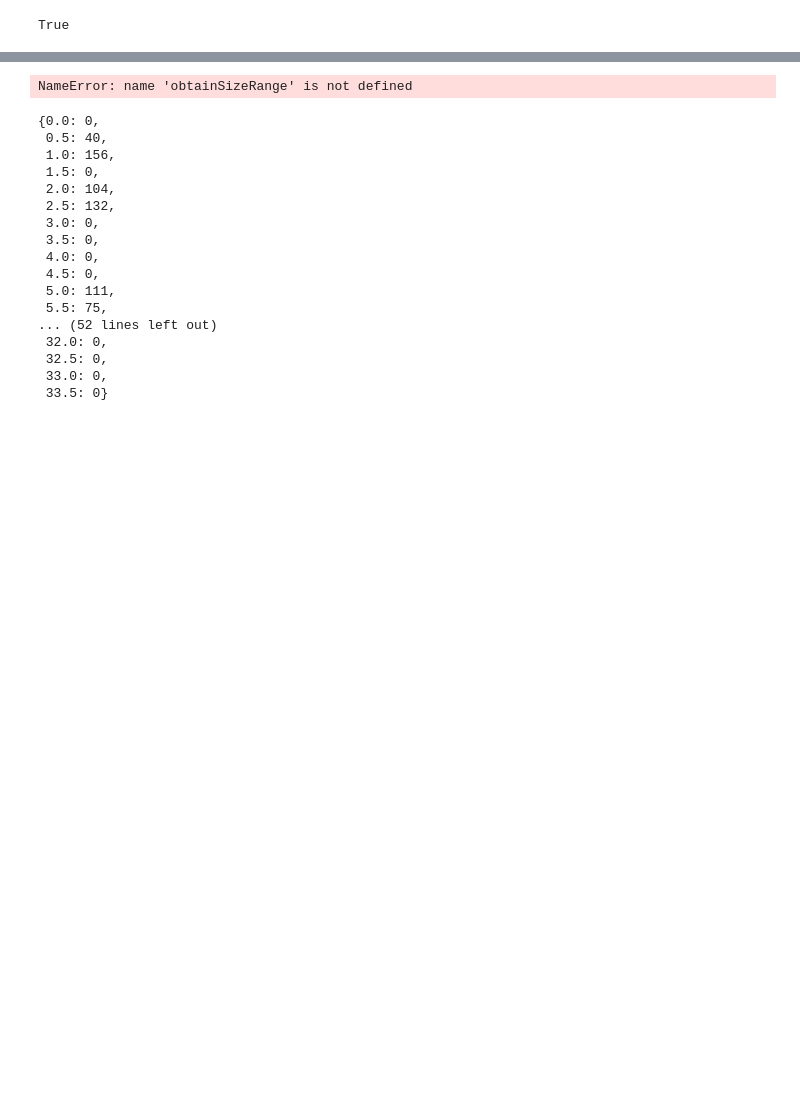
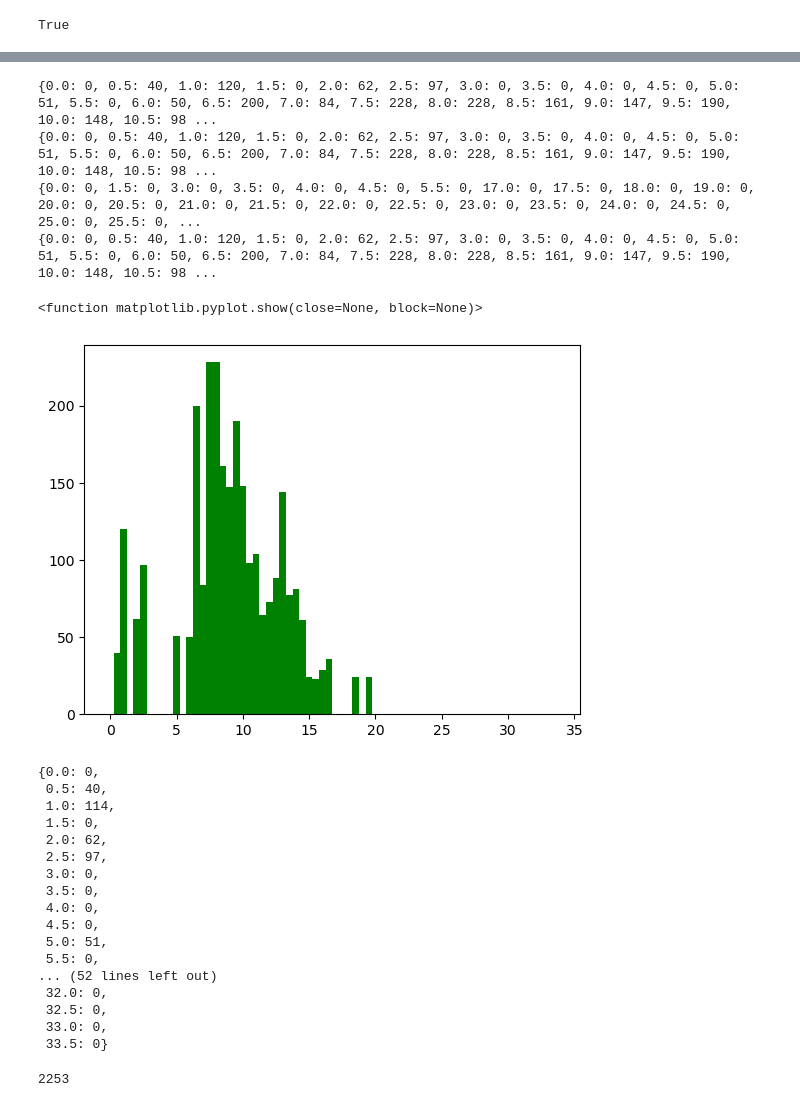
Before and after one commit to chanopsethiwan/CNNNanoparticles, a Jupyter notebook: fileManager.ipynb, the cells around one changed output, grey strips where cells are left out. Drawn from its saved outputs; the diff is of its cells as text; code cells hidden in the pictures; blank space fills up the shorter version.

```diff
--- a/fileManager.ipynb
+++ b/fileManager.ipynb
@@ -405,7 +408,7 @@ for filename in os.listdir(input_folder):
                 input_filepath = os.path.join(input_folder, filename)
                 output_filepath = os.path.join(output_folder, filename)
                 # Copy the file to the output folder
-                shutil.copy(input_filepath, output_filepath)
+                shutil.copy2(input_filepath, output_filepath)
         except (ValueError, IndexError):
             # Handle cases where extraction or conversion fails
             pass
@@ -413,11 +416,11 @@ for filename in os.listdir(input_folder):
 # Print a message indicating the process is complete
 print("Extraction and copy completed.")
 # %%
-#obtain size range for data standardisation, numbers are lower bound of the size range eg. 0.5 is 0.5-1.0
+#obtain size range for data standardisation, numbers are lower bound of the size range eg. 0.5 is 0.5-1.0 start here
 import os
-from collections import defaultdict
 
-targetDir = r'C:\Users\Public\PartIIB project 2023_2024\Image collection without reaction\00AgNO3_mole_fraction\Outputs_Grayscale_Labelled_Images_Sizes\size_folder3'
+# targetDir = r'C:\Users\Public\PartIIB project 2023_2024\Image collection without reaction\00AgNO3_mole_fraction\Outputs_Grayscale_Labelled_Images_STdevs\size_folder2\helical'
+targetDir = r'C:\Users\Chappyyyyyy\Documents\size_folder'
 
 def obtainSizeRange(targetDir, desiredInputNumber, num_bins):
     lstDir = os.listdir(targetDir)
@@ -426,12 +429,16 @@ def obtainSizeRange(targetDir, desiredInputNumber, num_bins):
     for j in numLst:
       sizeDict[j] = 0
     for i in lstDir:
-        t_number = int(i.split("t-")[1].split("_")[0])
-        lowerT = 200 - (200/desiredInputNumber) + 1
-        if lowerT <= t_number <= 200:
-            size = float(i[-17:-5])
-            sizeRange = int(size*2)/2
-            sizeDict[sizeRange] += 1
+        try:
+          # print(i)
+          t_number = int(i.split("t-")[1].split("_")[0])
+          lowerT = 200 - (200/desiredInputNumber) + 1
+          if lowerT <= t_number <= 200:
+              size = float(i[-17:-5])
+              sizeRange = int(size*2)/2
+              sizeDict[sizeRange] += 1
+        except IndexError:
+            pass
 
     print(sizeDict)
     print(dict(sorted(sizeDict.items())))
@@ -439,4 +446,7 @@ def obtainSizeRange(targetDir, desiredInputNumber, num_bins):
     return dict(sorted(sizeDict.items()))
 
 sizeDict = obtainSizeRange(targetDir, 4, 68)
+totalItems = sum(sizeDict.values())
+print(totalItems)
+sizeDict
 # %% [output]
@@ -567,27 +660,38 @@ data_standardisation(input_folder=input_folder, output_folder_train=output_folde
-# %%
-sizeDict2 = obtainSizeRange(output_folder_train, 4, 68)
-# print(sizeDict2)
-print(desiredDict)
-sizeDict2
-# %% [output]
-NameError: name 'obtainSizeRange' is not defined
+# %%
+import matplotlib.pyplot as plt
+sizeDict2 = obtainSizeRange(output_folder_train, 4, 68)
+print(sizeDict2)
+plt.bar(list(sizeDict2.keys()), sizeDict2.values(), -0.5, color='g')
+plt.show
+# %% [output]
+{0.0: 0, 0.5: 40, 1.0: 120, 1.5: 0, 2.0: 62, 2.5: 97, 3.0: 0, 3.5: 0, 4.0: 0, 4.5: 0, 5.0: 51, 5.5: 0, 6.0: 50, 6.5: 200, 7.0: 84, 7.5: 228, 8.0: 228, 8.5: 161, 9.0: 147, 9.5: 190, 10.0: 148, 10.5: 98 ...
+{0.0: 0, 0.5: 40, 1.0: 120, 1.5: 0, 2.0: 62, 2.5: 97, 3.0: 0, 3.5: 0, 4.0: 0, 4.5: 0, 5.0: 51, 5.5: 0, 6.0: 50, 6.5: 200, 7.0: 84, 7.5: 228, 8.0: 228, 8.5: 161, 9.0: 147, 9.5: 190, 10.0: 148, 10.5: 98 ...
+{0.0: 0, 1.5: 0, 3.0: 0, 3.5: 0, 4.0: 0, 4.5: 0, 5.5: 0, 17.0: 0, 17.5: 0, 18.0: 0, 19.0: 0, 20.0: 0, 20.5: 0, 21.0: 0, 21.5: 0, 22.0: 0, 22.5: 0, 23.0: 0, 23.5: 0, 24.0: 0, 24.5: 0, 25.0: 0, 25.5: 0, ...
+{0.0: 0, 0.5: 40, 1.0: 120, 1.5: 0, 2.0: 62, 2.5: 97, 3.0: 0, 3.5: 0, 4.0: 0, 4.5: 0, 5.0: 51, 5.5: 0, 6.0: 50, 6.5: 200, 7.0: 84, 7.5: 228, 8.0: 228, 8.5: 161, 9.0: 147, 9.5: 190, 10.0: 148, 10.5: 98 ...
+<function matplotlib.pyplot.show(close=None, block=None)>
+[figure, added]
 # %%
 desiredDict
 # %% [output]
 {0.0: 0,
  0.5: 40,
- 1.0: 156,
+ 1.0: 114,
  1.5: 0,
- 2.0: 104,
- 2.5: 132,
+ 2.0: 62,
+ 2.5: 97,
  3.0: 0,
  3.5: 0,
  4.0: 0,
  4.5: 0,
- 5.0: 111,
- 5.5: 75,
+ 5.0: 51,
+ 5.5: 0,
 ... (52 lines left out)
  32.0: 0,
  32.5: 0,
  33.0: 0,
  33.5: 0}
+# %%
+totalItems = sum(sizeDict2.values())
+totalItems
+# %% [output]
+2253
```
Also changed, not shown: parts of 6 cells of this notebook, 2 other files.
